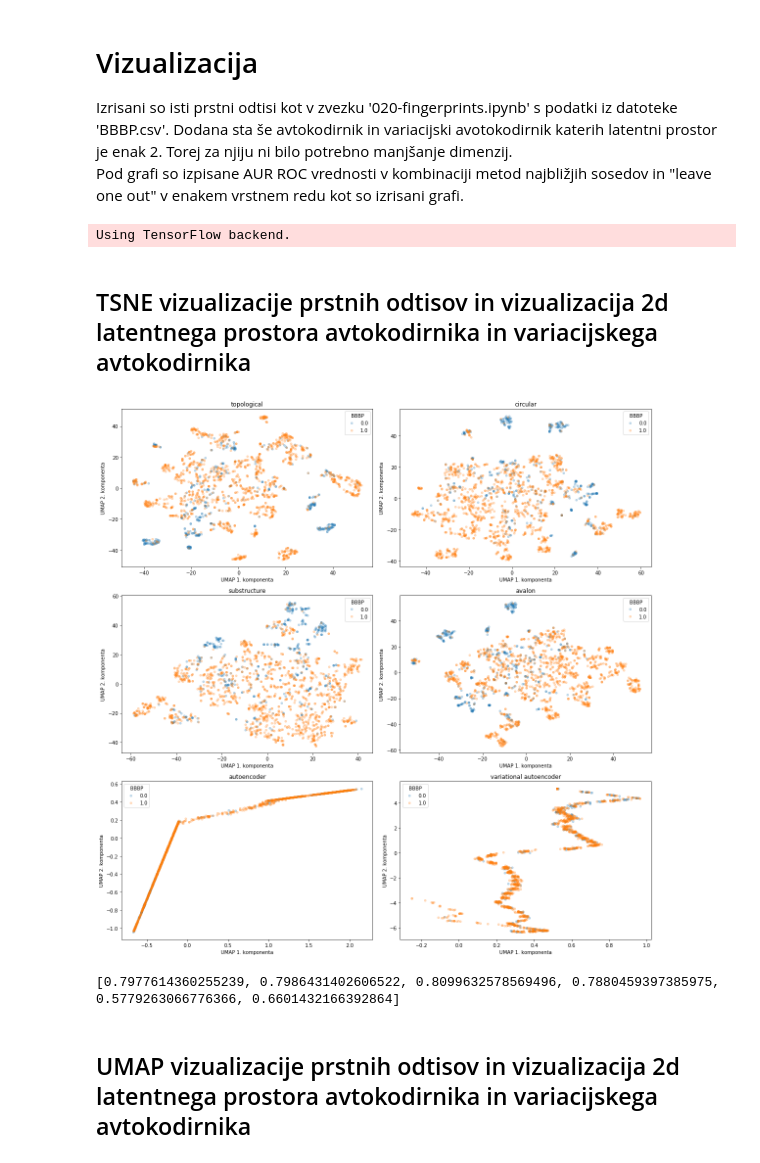
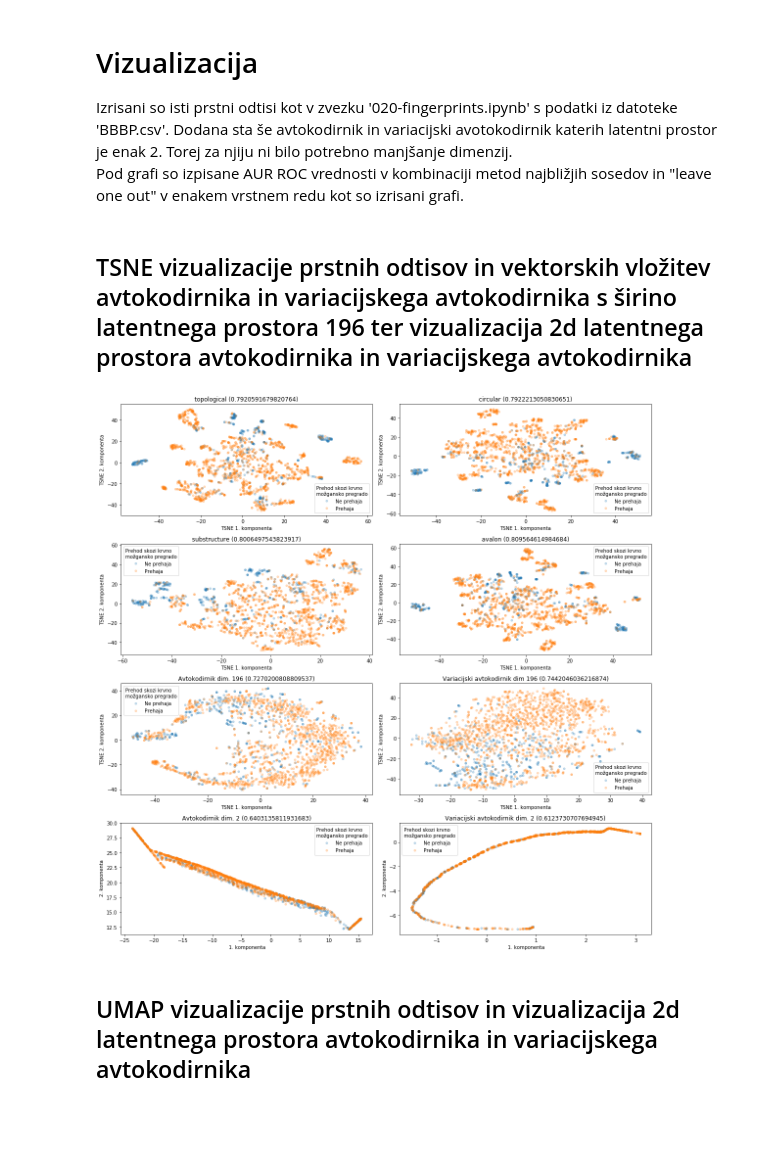
Before and after one commit to golbog/mag, a Jupyter notebook: notebooks/040-vis.ipynb, the cells around one changed output. Saved outputs shown, nothing was run; the diff lists cells and outputs as text; code cells hidden in the pictures; blank space fills up the shorter version.

Commit message:
Improved vae196 model

```diff
--- a/notebooks/040-vis.ipynb
+++ b/notebooks/040-vis.ipynb
@@ -18,49 +18,70 @@ alpha = .3
 markersize = 4
 
 
-vae_encoder = cheauder_utils.load_coder_json("../code/model/encoder_2.json",
-                                         "../code/weights/encoder_2_weights.h5",
-                                         custom_objects={'CustomVariationalLayer': CustomVariationalLayer,
-                                                  'latent_dim': 2})
+vae_encoder_2 = cheauder_utils.load_coder_json(
+    "../code/model/encoder_2.json",
+    "../code/weights/encoder_2_weights.h5",
+    custom_objects={'CustomVariationalLayer': CustomVariationalLayer,
+    'latent_dim': 2}
+)
 
-ae_encoder = cheauder_utils.load_coder_json("../code/model/ae_encoder_2.json",
-                                         "../code/weights/ae_encoder_2_weights.h5",
-                                         custom_objects={'latent_dim': 2})
+ae_encoder_2 = cheauder_utils.load_coder_json(
+    "../code/model/ae_encoder_2.json",
+    "../code/weights/ae_encoder_2_weights.h5",
+    custom_objects={'latent_dim': 2}
+)
+
+vae_encoder_196 = cheauder_utils.load_coder_json(
+    "../code/model/encoder.json",
+    "../code/weights/encoder_weights.h5",
+    custom_objects={'CustomVariationalLayer': CustomVariationalLayer,
+    'latent_dim': 196}
+)
+
+ae_encoder_196 = cheauder_utils.load_coder_json(
+    "../code/model/ae_encoder_196.json",
+    "../code/weights/ae_encoder_196_weights.h5",
+    custom_objects={'latent_dim': 196}
+)
 
 smiles, y, label = cheauder_utils.read_data('../data/BBBP.csv', col_smiles=3, col_target=2, delimiter=',')
 fps, y, valid = cheauder_utils.smiles_to_fingerprints(smiles, y)
 chars,charset = cheauder_utils.load_charset('../code/model/charset_ZINC.json')
 oh_sms = cheauder_utils.vectorize_smiles(smiles, charset, 120)
-vae,_,_ = vae_encoder.predict(oh_sms)
-ae = ae_encoder.predict(oh_sms)
-ae, vae = ae[valid], vae[valid]
+
+vae2,_,_ = vae_encoder_2.predict(oh_sms)
+ae2 = ae_encoder_2.predict(oh_sms)
+ae2, vae2 = ae2[valid], vae2[valid]
+
+vae196,_,_ = vae_encoder_196.predict(oh_sms)
+ae196 = ae_encoder_196.predict(oh_sms)
+ae196, vae196 = ae196[valid], vae196[valid]
+
+legend_labels = {0: 'Ne prehaja', 1: 'Prehaja'}
+label = 'Prehod skozi krvno\nmožgansko pregrado'
-# %% [output]
-Using TensorFlow backend.
 # %% [markdown]
-## TSNE vizualizacije prstnih odtisov in vizualizacija 2d latentnega prostora avtokodirnika in variacijskega avtokodirnika
+## TSNE vizualizacije prstnih odtisov in vektorskih vložitev avtokodirnika in variacijskega avtokodirnika s širino latentnega prostora 196 ter vizualizacija 2d latentnega prostora avtokodirnika in variacijskega avtokodirnika
 # %%
 plt.rcParams['figure.figsize'] = [16, 16]
-ts = list()
+
 for i, (key, value) in enumerate(fps.items(), 1):
-    plt.subplot(3, 2, i)
-    t = cheauder_utils.do_plot('tsne', value, y, plt, key, 'BBBP', alpha=.25)
-    ts.append(cheauder_utils.one_out_classification(t, y))
+    plt.subplot(4, 2, i)
+    cheauder_utils.do_plot('tsne', value, y, plt, key, label, legend_labels, alpha=.25)
 
-plt.subplot(3, 2, 5)
-t = cheauder_utils.do_plot('', ae, y, plt, 'autoencoder', 'BBBP', alpha=.25)
-ts.append(cheauder_utils.one_out_classification(t, y))
+for i, (key, value) in enumerate([('Avtokodirnik dim. 196', ae196), ('Variacijski avtokodirnik dim 196', vae196)], 5):
+    plt.subplot(4, 2, i)
+    cheauder_utils.do_plot('tsne', value, y, plt, key, label, legend_labels, alpha=.25)
 
-plt.subplot(3, 2, 6)
-t = cheauder_utils.do_plot('', vae, y, plt, 'variational autoencoder', 'BBBP', alpha=.25)
-ts.append(cheauder_utils.one_out_classification(t, y))
+plt.subplot(4, 2, 7)
+t = cheauder_utils.do_plot('', ae, y, plt, 'Avtokodirnik dim. 2', label, legend_labels, alpha=.25)
+
+plt.subplot(4, 2, 8)
+t = cheauder_utils.do_plot('', vae, y, plt, 'Variacijski avtokodirnik dim. 2', label, legend_labels, alpha=.25)
 
 plt.tight_layout()
 plt.show()
-
-print(ts)
 # %% [output]
-[figure, old version]
+[figure, new version]
-[0.7977614360255239, 0.7986431402606522, 0.8099632578569496, 0.7880459397385975, 0.5779263066776366, 0.6601432166392864]
 # %% [markdown]
 ## UMAP vizualizacije prstnih odtisov in vizualizacija 2d latentnega prostora avtokodirnika in variacijskega avtokodirnika
 # %%
```
Also changed, not shown: parts of 1 cell of this notebook, 9 other files.
